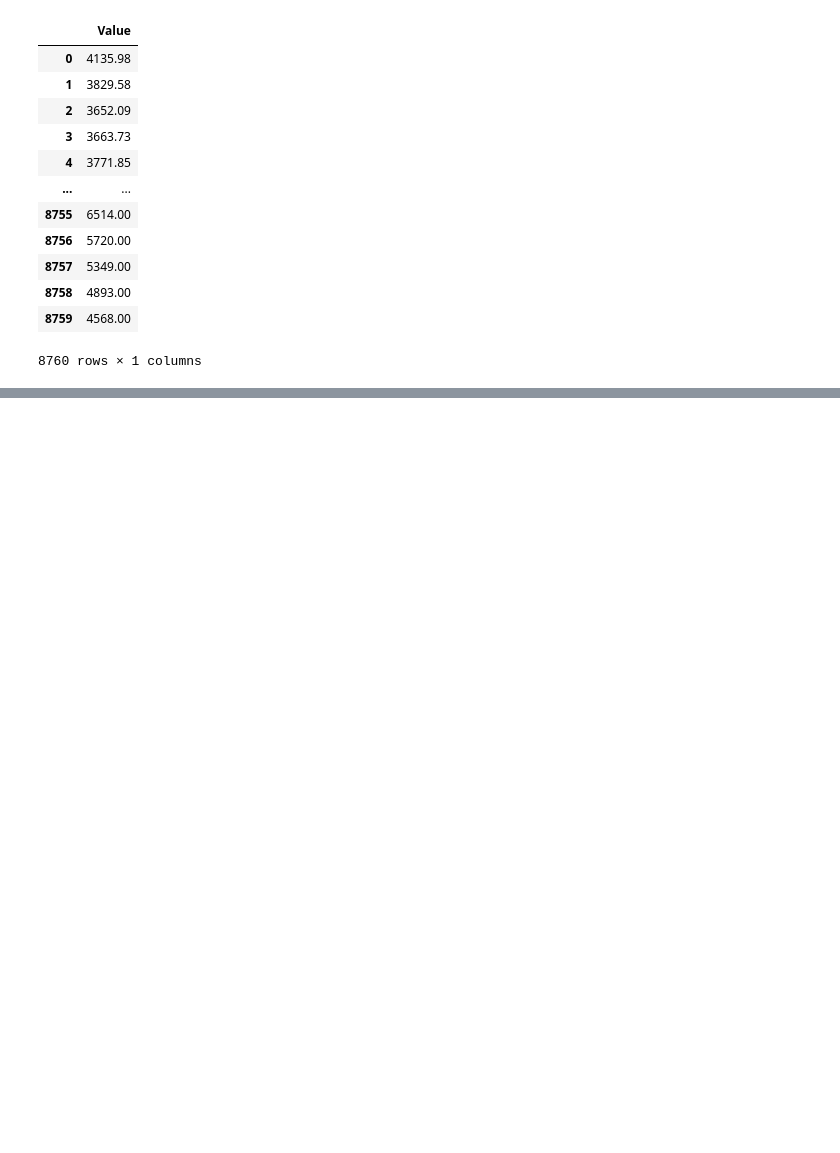
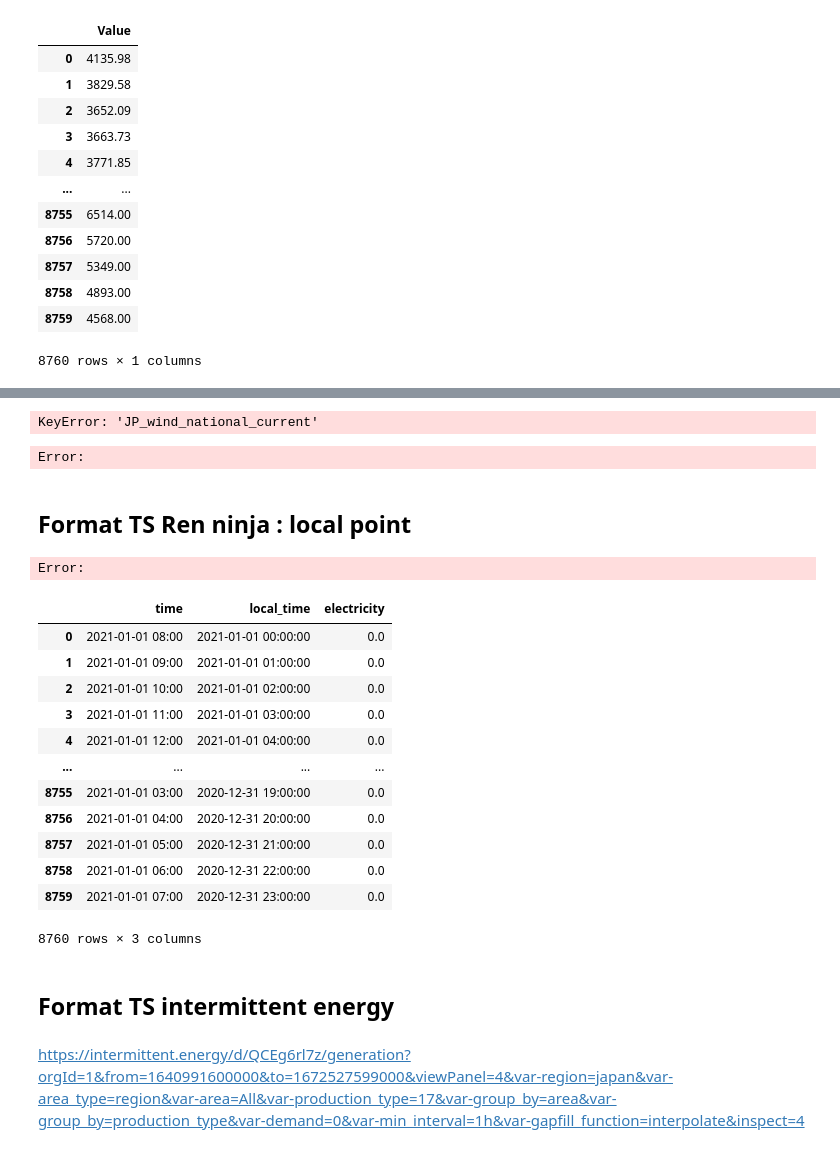
Before and after one commit to jus6du/wavelet_decomposition, a Jupyter notebook: format_ts.ipynb, the cells around one changed output, grey strips where cells are left out. Cells and saved outputs as stored; diff of their text form; code cells hidden in the pictures; blank space fills up the shorter version.

```diff
--- a/format_ts.ipynb
+++ b/format_ts.ipynb
@@ -79,0 +108,48 @@ pd.read_excel('input_time_series/Greece/Greece_load_entsoe_2021.xlsx')
+# %%
+country_code ='JP'
+country_name = 'Japan'
+wind = ninja[f'{country_code}_wind_national_current']
+# wind.to_excel(f'input_time_series/{country_name}/ren_ninja_wind_{country_code}_2019.xlsx', index=False)
+# %% [output]
+KeyError: 'JP_wind_national_current'
+# %%
+pv = ninja[f'{country_code}_pv_national_current']
+pv.to_excel(f'input_time_series/{country_name}/ren_ninja_pv_{country_code}_2019.xlsx', index=False)
+# %% [output]
+Error:
+# %% [markdown]
+## Format TS Ren ninja : local point
+# %%
+df = pd.read_csv('input_time_series/Japan/ninja_wind_36.5748_139.2394_uncorrected.csv', skiprows =3)
+# %%
+df['electricity'].to_excel('input_time_series/Japan/Japan_wind_2021_ren_ninja_local_utc.xlsx', index = False)
+# %% [output]
+Error:
+# %%
+df['local_time'] = pd.to_datetime(df['local_time'])
+
+# Sélectionner uniquement les valeurs du local time de l'année 2021
+df_2021 = df[df['local_time'].dt.year == 2020]
+df_2022 = df[df['local_time'].dt.year == 2021]
+
+# Réorganiser les données pour placer celles de fin 2020 à la fin de 2021
+new_order = list(df_2021.index) + list(df_2022.index)
+df_reordered = df.reindex(new_order)
+# %%
+df_concatenated = pd.concat([df_2022, df_2021], ignore_index=True)
+# %%
+df_concatenated
+# %% [output]
+|  | time | local_time | electricity |
+| 0 | 2021-01-01 08:00 | 2021-01-01 00:00:00 | 0.0 |
+| 1 | 2021-01-01 09:00 | 2021-01-01 01:00:00 | 0.0 |
+| 2 | 2021-01-01 10:00 | 2021-01-01 02:00:00 | 0.0 |
+| 3 | 2021-01-01 11:00 | 2021-01-01 03:00:00 | 0.0 |
+| 4 | 2021-01-01 12:00 | 2021-01-01 04:00:00 | 0.0 |
+| ... | ... | ... | ... |
+| 8755 | 2021-01-01 03:00 | 2020-12-31 19:00:00 | 0.0 |
+| 8756 | 2021-01-01 04:00 | 2020-12-31 20:00:00 | 0.0 |
+| 8757 | 2021-01-01 05:00 | 2020-12-31 21:00:00 | 0.0 |
+| 8758 | 2021-01-01 06:00 | 2020-12-31 22:00:00 | 0.0 |
+| 8759 | 2021-01-01 07:00 | 2020-12-31 23:00:00 | 0.0 |
+8760 rows × 3 columns
@@ -79,0 +159,4 @@ pd.read_excel('input_time_series/Greece/Greece_load_entsoe_2021.xlsx')
+# %% [markdown]
+## Format TS intermittent energy
+# %% [markdown]
+https://intermittent.energy/d/QCEg6rl7z/generation?orgId=1&from=1640991600000&to=1672527599000&viewPanel=4&var-region=japan&var-area_type=region&var-area=All&var-production_type=17&var-group_by=area&var-group_by=production_type&var-demand=0&var-min_interval=1h&var-gapfill_function=interpolate&inspect=4
```
Also changed, not shown: parts of 27 cells of this notebook, 14 other files.
